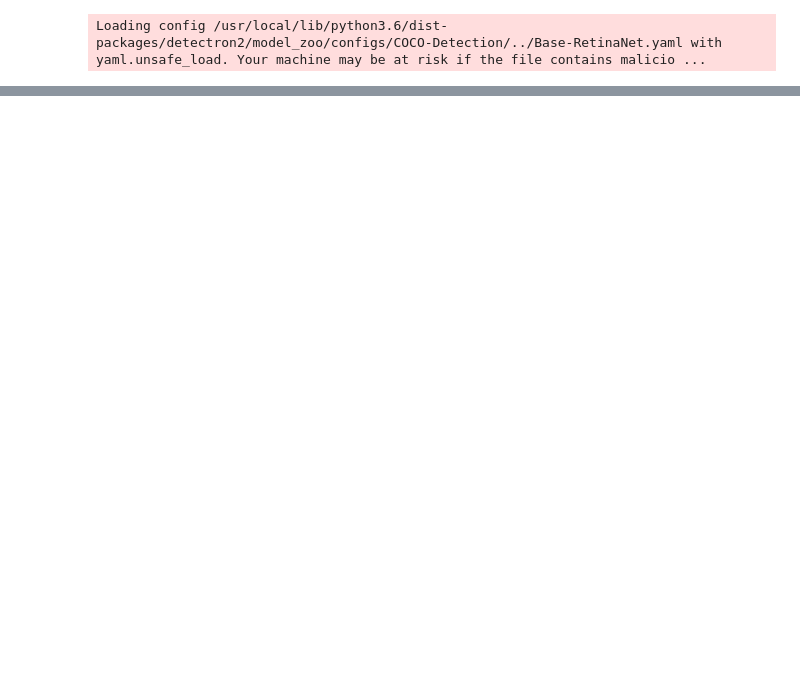
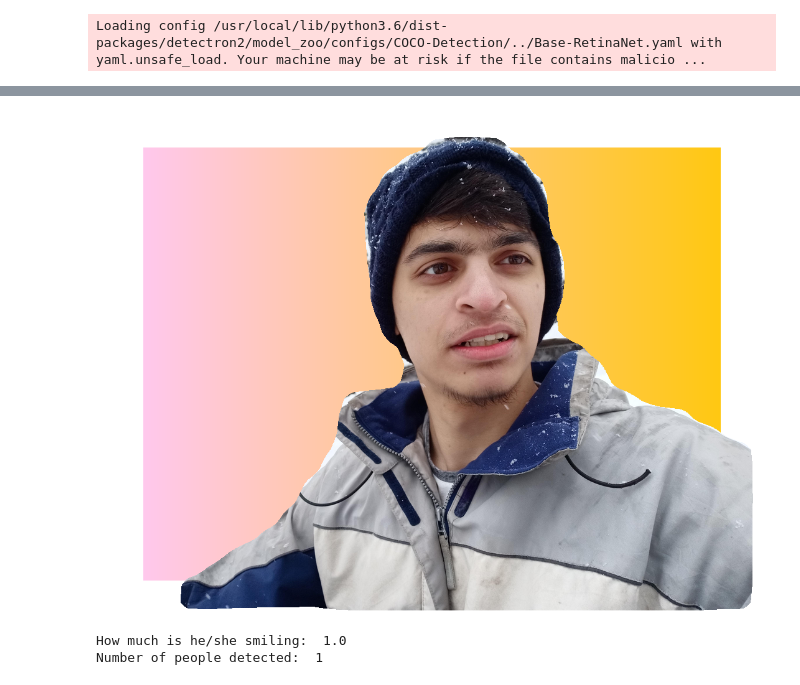
Before and after one commit to karan469/Smart-Filter, a Jupyter notebook: training/Final Ensemble/Ensemble.ipynb, the cells around one changed output, grey strips where cells are left out. Drawn from its saved outputs; the diff is of its cells as text; code cells hidden in the pictures; blank space fills up the shorter version.

```diff
--- a/training/Final Ensemble/Ensemble.ipynb
+++ b/training/Final Ensemble/Ensemble.ipynb
@@ -233,0 +262,13 @@ Loading config /usr/local/lib/python3.6/dist-packages/detectron2/model_zoo/confi
+# %%
+def feature_1(filename):
+  # Remove bg and output image with bg-color-preset
+  im, human_masks, boxes = return_attributes(filename)
+
+  # createThumbnail('me_winter.jpg')
+  final_mask = return_union_mask(im, human_masks)
+  im = addPreset(im, final_mask)
+  cv2_imshow(im)
+
+feature_1('./snowme.png')
+# %% [output]
+[figure, added]
@@ -234 +277,10 @@ Loading config /usr/local/lib/python3.6/dist-packages/detectron2/model_zoo/confi
+# %%
+# add hashtags depending on person's smile in selfie.
+im, human_masks, boxes = return_attributes('./random.jpg')
+
+# createThumbnail('me_winter.jpg')
+final_mask = return_union_mask(im, human_masks)
+# %% [output]
+How much is he/she smiling:  1.0
+Number of people detected:  1
 # %%
```
Also changed, not shown: parts of 11 cells of this notebook, 1 other file.
